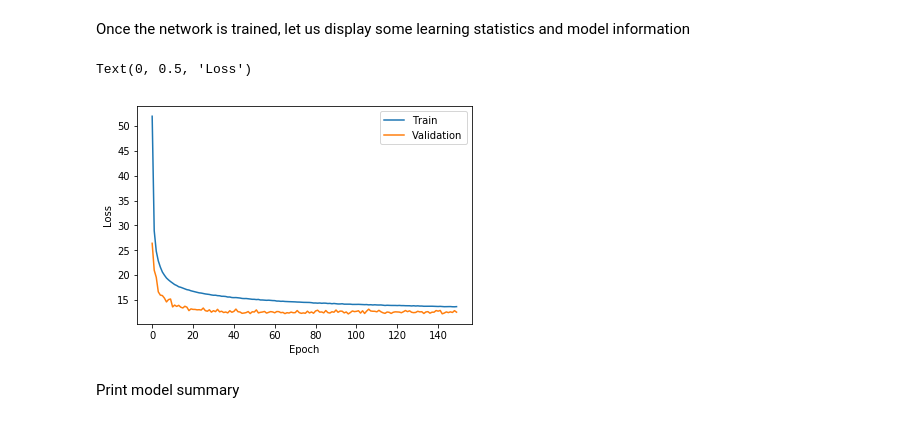
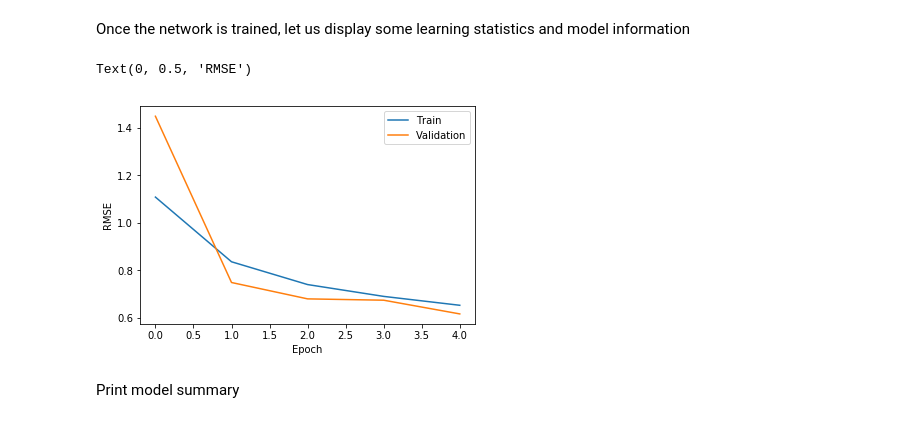
Before and after one commit to agrayver/streakcnn, a Jupyter notebook: train_CNN_pytorch.ipynb, the cells around one changed output. Drawn from its saved outputs; the diff is of its cells as text; code cells hidden in the pictures.

```diff
--- a/train_CNN_pytorch.ipynb
+++ b/train_CNN_pytorch.ipynb
@@ -171,7 +171,7 @@ net.to(device)
 loss = torch.nn.MSELoss(reduction='sum')
 optimizer = optim.Adam(net.parameters(), lr=learning_rate)
 
-n_epochs = 150
+n_epochs = 5
 n_batches = len(train_loader)
 
 # Time for printing
@@ -228,10 +228,10 @@ for epoch in range(n_epochs):
         val_loss_size = loss(val_outputs, labels)
         total_val_loss += val_loss_size.item()
 
-    train_loss_log[epoch] = total_train_loss / len(train_loader)
-    validation_loss_log[epoch] = total_val_loss / len(validation_loader)
+    train_loss_log[epoch] = np.sqrt(total_train_loss / len(train_dataset))
+    validation_loss_log[epoch] = np.sqrt(total_val_loss / len(validation_dataset))
 
-    print("Train loss = {:.2f}, Validation loss = {:.2f}".format(train_loss_log[epoch], validation_loss_log[epoch]))
+    print("Train RMSE = {:.2f}, Validation RMSE = {:.2f}".format(train_loss_log[epoch], validation_loss_log[epoch]))
 
 print("Training finished, took {:.2f}s".format(time.time() - training_start_time))
 # %% [output]
@@ -257,13 +246,13 @@ Once the network is trained, let us display some learning statistics and model i
 # %%
 fig = plt.figure()
 plt.plot(train_loss_log, '')
 plt.plot(validation_loss_log)
 plt.legend(('Train', 'Validation'))
 plt.xlabel('Epoch')
-plt.ylabel('Loss')
+plt.ylabel('RMSE')
 # %% [output]
-Text(0, 0.5, 'Loss')
+Text(0, 0.5, 'RMSE')
-[figure, old version]
+[figure, new version]
 # %% [markdown]
 Print model summary
 # %%
```
Also changed, not shown: parts of 10 cells of this notebook, 1 other file.
